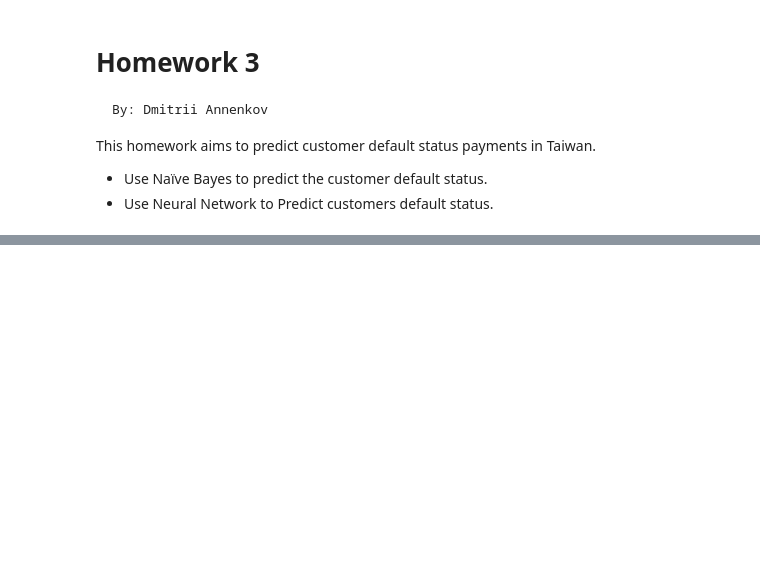
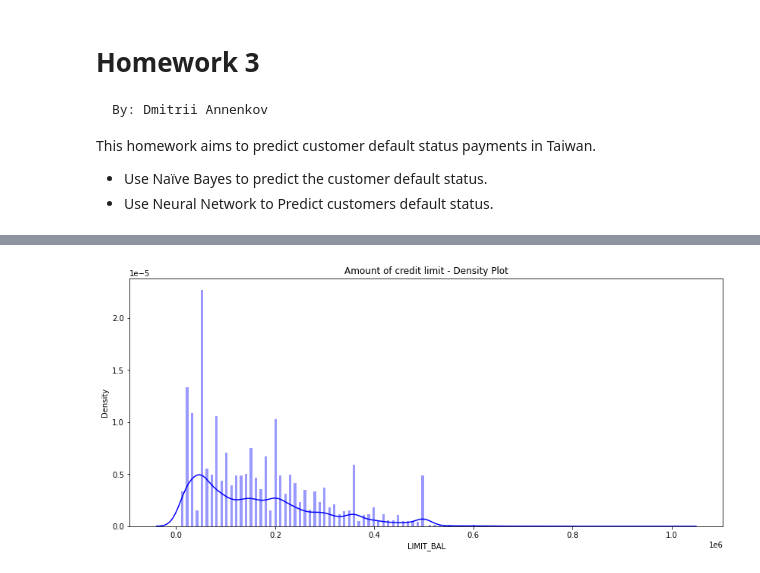
Before and after one commit to dmitriiannenkov/hw3, a Jupyter notebook: Homework3/homework3.ipynb, the cells around one changed output, grey strips where cells are left out. Cells and saved outputs as stored; diff of their text form; code cells hidden in the pictures; blank space fills up the shorter version.

```diff
--- a/Homework3/homework3.ipynb
+++ b/Homework3/homework3.ipynb
@@ -21,0 +56,10 @@ HTTPError: HTTP Error 404: Not Found
+# %%
+# Downloading the csv file from your GitHub account
+
+url = 'https://raw.githubusercontent.com/dmitriiannenkov/hw3/main/Homework3/default_of_credit_card_clients.csv'
+
+download = requests.get(url).content
+
+# Reading the downloaded content and turning it into a pandas dataframe
+
+df = pd.read_csv(io.StringIO(download.decode('utf-8')))
@@ -25,0 +114,14 @@ df.isna().sum()
+# %%
+cols = ['LIMIT_BAL', 'BILL_AMT1', 'BILL_AMT2','BILL_AMT3', 'BILL_AMT4',
+        'BILL_AMT5', 'BILL_AMT6', 'PAY_AMT1','PAY_AMT2', 'PAY_AMT3', 'PAY_AMT4',
+        'PAY_AMT5', 'PAY_AMT6']
+
+df[cols] = df[cols].astype(float)
+# %%
+plt.figure(figsize = (14,6))
+plt.title('Amount of credit limit - Density Plot')
+sns.set_color_codes("pastel")
+sns.distplot(df['LIMIT_BAL'],kde=True,bins=200, color="blue")
+plt.show()
+# %% [output]
+[figure, added]
```
Also changed, not shown: parts of 38 cells of this notebook, 2 other files.
